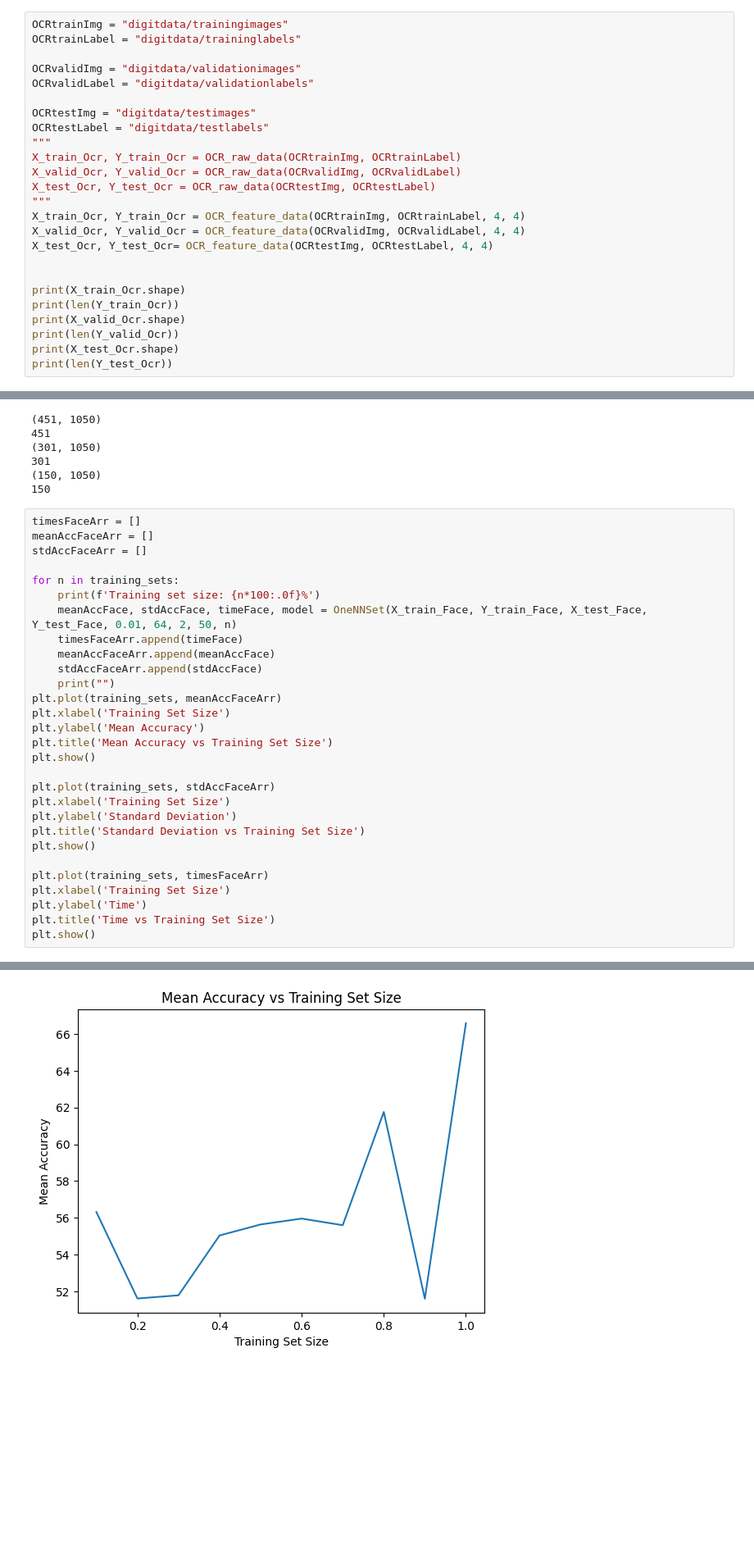
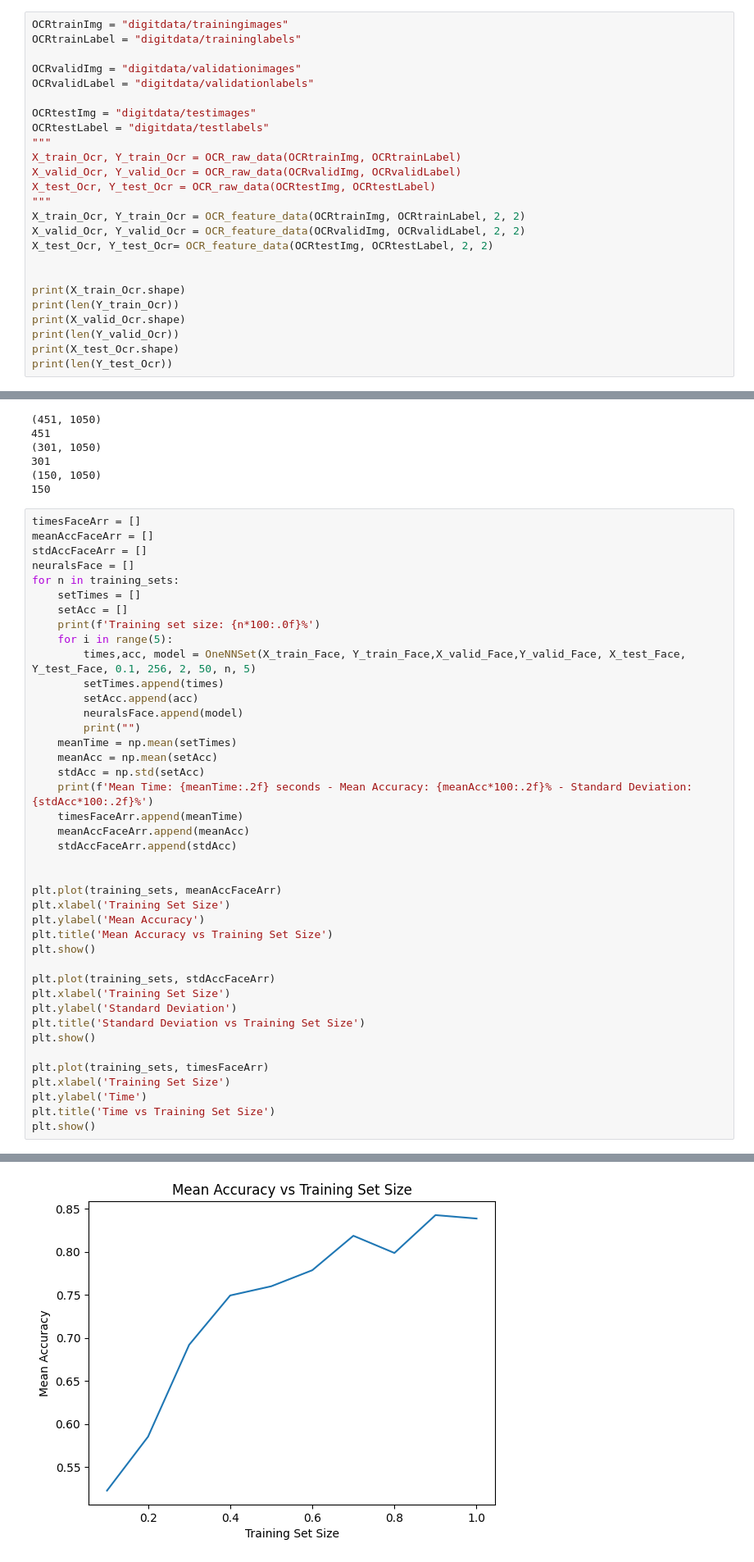
Before and after one commit to SolarLincoln/Intro-to-AI-Group-Projects, a Jupyter notebook: OCR_FaceDetection Project/TwoLayer.ipynb, the cells around one changed output, grey strips where cells are left out. Shown at 82% size. Cells and saved outputs as stored; diff of their text form; blank space fills up the shorter version.

```diff
--- a/OCR_FaceDetection Project/TwoLayer.ipynb
+++ b/OCR_FaceDetection Project/TwoLayer.ipynb
@@ -181,9 +260,9 @@ X_train_Ocr, Y_train_Ocr = OCR_raw_data(OCRtrainImg, OCRtrainLabel)
 X_valid_Ocr, Y_valid_Ocr = OCR_raw_data(OCRvalidImg, OCRvalidLabel)
 X_test_Ocr, Y_test_Ocr = OCR_raw_data(OCRtestImg, OCRtestLabel)
 """
-X_train_Ocr, Y_train_Ocr = OCR_feature_data(OCRtrainImg, OCRtrainLabel, 4, 4)
-X_valid_Ocr, Y_valid_Ocr = OCR_feature_data(OCRvalidImg, OCRvalidLabel, 4, 4)
-X_test_Ocr, Y_test_Ocr= OCR_feature_data(OCRtestImg, OCRtestLabel, 4, 4)
+X_train_Ocr, Y_train_Ocr = OCR_feature_data(OCRtrainImg, OCRtrainLabel, 2, 2)
+X_valid_Ocr, Y_valid_Ocr = OCR_feature_data(OCRvalidImg, OCRvalidLabel, 2, 2)
+X_test_Ocr, Y_test_Ocr= OCR_feature_data(OCRtestImg, OCRtestLabel, 2, 2)
 
 
 print(X_train_Ocr.shape)
@@ -287,14 +406,26 @@ print(len(Y_test_Face))
 timesFaceArr = []
 meanAccFaceArr = []
 stdAccFaceArr = []
+neuralsFace = []
+for n in training_sets:
+    setTimes = []
+    setAcc = []
+    print(f'Training set size: {n*100:.0f}%')
+    for i in range(5):
+        times,acc, model = OneNNSet(X_train_Face, Y_train_Face,X_valid_Face,Y_valid_Face, X_test_Face, Y_test_Face, 0.1, 256, 2, 50, n, 5)
+        setTimes.append(times)
+        setAcc.append(acc)
+        neuralsFace.append(model)
+        print("")
+    meanTime = np.mean(setTimes)
+    meanAcc = np.mean(setAcc)
+    stdAcc = np.std(setAcc)
+    print(f'Mean Time: {meanTime:.2f} seconds - Mean Accuracy: {meanAcc*100:.2f}% - Standard Deviation: {stdAcc*100:.2f}%')
+    timesFaceArr.append(meanTime)
+    meanAccFaceArr.append(meanAcc)
+    stdAccFaceArr.append(stdAcc)
 
-for n in training_sets:
-    print(f'Training set size: {n*100:.0f}%')
-    meanAccFace, stdAccFace, timeFace, model = OneNNSet(X_train_Face, Y_train_Face, X_test_Face, Y_test_Face, 0.01, 64, 2, 50, n)
-    timesFaceArr.append(timeFace)
-    meanAccFaceArr.append(meanAccFace)
-    stdAccFaceArr.append(stdAccFace)
-    print("")
+
 plt.plot(training_sets, meanAccFaceArr)
 plt.xlabel('Training Set Size')
 plt.ylabel('Mean Accuracy')
@@ -333 +464 @@ Standard Deviation OCR Accuracy: 3.59%
-[figure, old version]
+[figure, new version]
```
Also changed, not shown: parts of 12 cells of this notebook, 1 other file.
